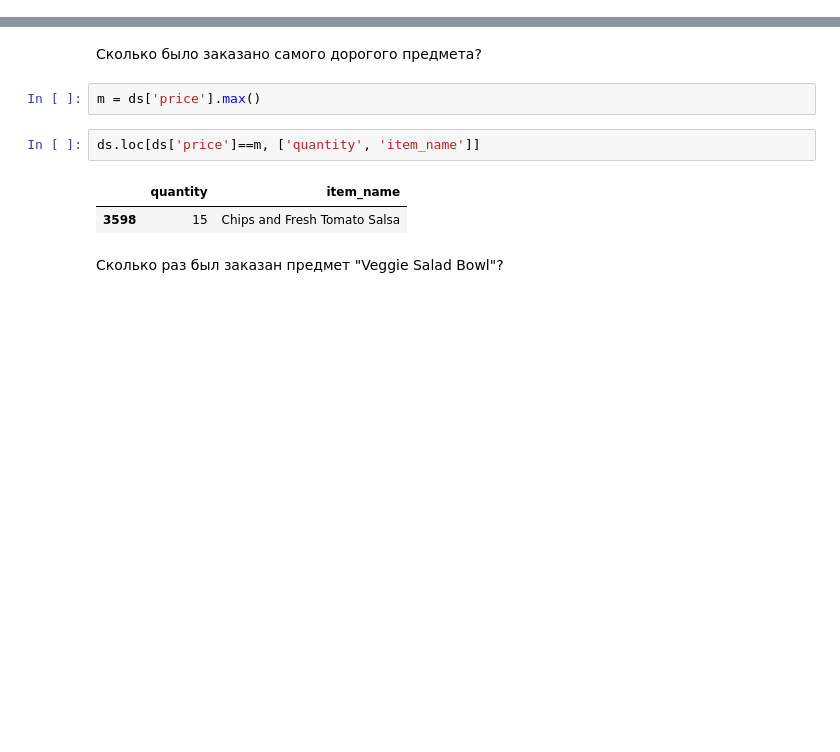
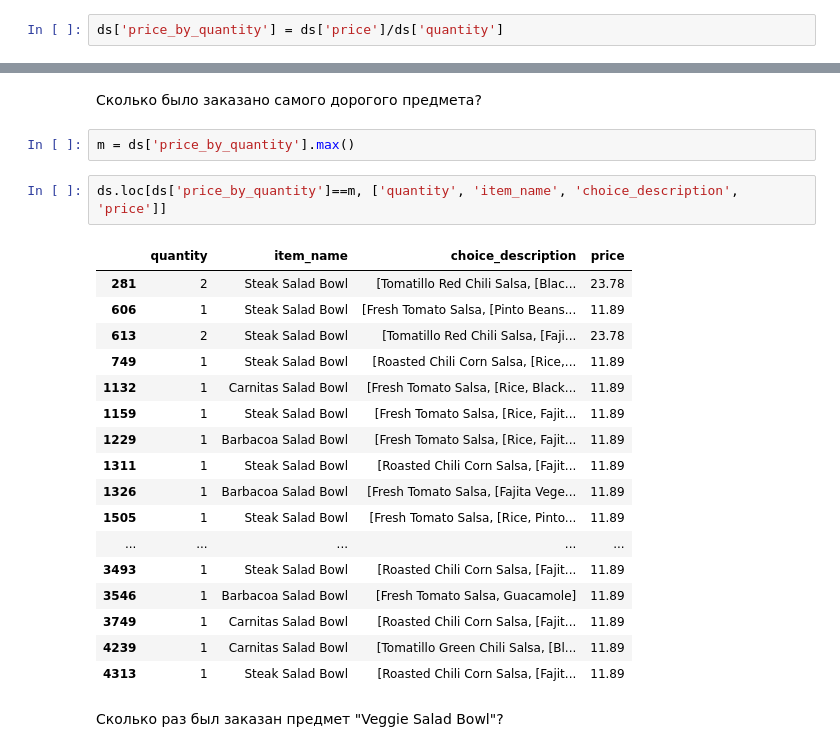
Before and after one commit to pyltsin/ipynb, a Jupyter notebook: otus/1/exercises.ipynb, the cells around one changed output, grey strips where cells are left out. Saved outputs shown, nothing was run; the diff lists cells and outputs as text; blank space fills up the shorter version.

```diff
--- a/otus/1/exercises.ipynb
+++ b/otus/1/exercises.ipynb
@@ -431,4 +448,6 @@ ds[ds['price']>10].shape[0]
 1130
 # %% [markdown]
 Какова цена каждого предмета? Напечатать столбцы item_name и item_price
+# %%
+ds['price_by_quantity'] = ds['price']/ds['quantity']
 # %%
@@ -470,12 +481,27 @@ ds.sort_values(by='item_name')[::100]
 # %% [markdown]
 Сколько было заказано самого дорогого предмета?
 # %%
-m = ds['price'].max()
+m = ds['price_by_quantity'].max()
 # %%
-ds.loc[ds['price']==m, ['quantity', 'item_name']]
+ds.loc[ds['price_by_quantity']==m, ['quantity', 'item_name', 'choice_description', 'price']]
 # %% [output]
-|  | quantity | item_name |
-| 3598 | 15 | Chips and Fresh Tomato Salsa |
+|  | quantity | item_name | choice_description | price |
+| 281 | 2 | Steak Salad Bowl | [Tomatillo Red Chili Salsa, [Blac... | 23.78 |
+| 606 | 1 | Steak Salad Bowl | [Fresh Tomato Salsa, [Pinto Beans... | 11.89 |
+| 613 | 2 | Steak Salad Bowl | [Tomatillo Red Chili Salsa, [Faji... | 23.78 |
+| 749 | 1 | Steak Salad Bowl | [Roasted Chili Corn Salsa, [Rice,... | 11.89 |
+| 1132 | 1 | Carnitas Salad Bowl | [Fresh Tomato Salsa, [Rice, Black... | 11.89 |
+| 1159 | 1 | Steak Salad Bowl | [Fresh Tomato Salsa, [Rice, Fajit... | 11.89 |
+| 1229 | 1 | Barbacoa Salad Bowl | [Fresh Tomato Salsa, [Rice, Fajit... | 11.89 |
+| 1311 | 1 | Steak Salad Bowl | [Roasted Chili Corn Salsa, [Fajit... | 11.89 |
+| 1326 | 1 | Barbacoa Salad Bowl | [Fresh Tomato Salsa, [Fajita Vege... | 11.89 |
+| 1505 | 1 | Steak Salad Bowl | [Fresh Tomato Salsa, [Rice, Pinto... | 11.89 |
+| ... | ... | ... | ... | ... |
+| 3493 | 1 | Steak Salad Bowl | [Roasted Chili Corn Salsa, [Fajit... | 11.89 |
+| 3546 | 1 | Barbacoa Salad Bowl | [Fresh Tomato Salsa, Guacamole] | 11.89 |
+| 3749 | 1 | Carnitas Salad Bowl | [Roasted Chili Corn Salsa, [Fajit... | 11.89 |
+| 4239 | 1 | Carnitas Salad Bowl | [Tomatillo Green Chili Salsa, [Bl... | 11.89 |
+| 4313 | 1 | Steak Salad Bowl | [Roasted Chili Corn Salsa, [Fajit... | 11.89 |
 # %% [markdown]
 Сколько раз был заказан предмет "Veggie Salad Bowl"?
 # %%
```
Also changed, not shown: parts of 15 cells of this notebook, 34 other files.
